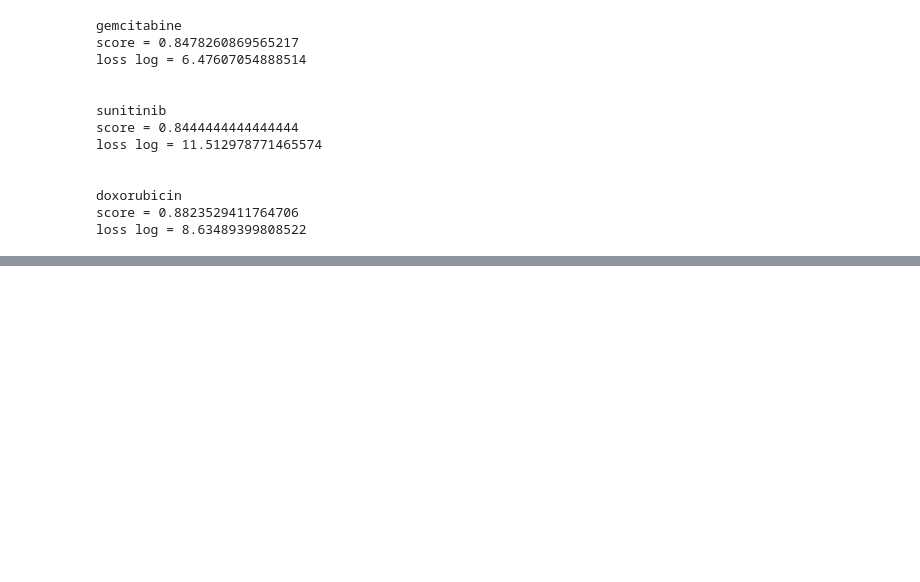
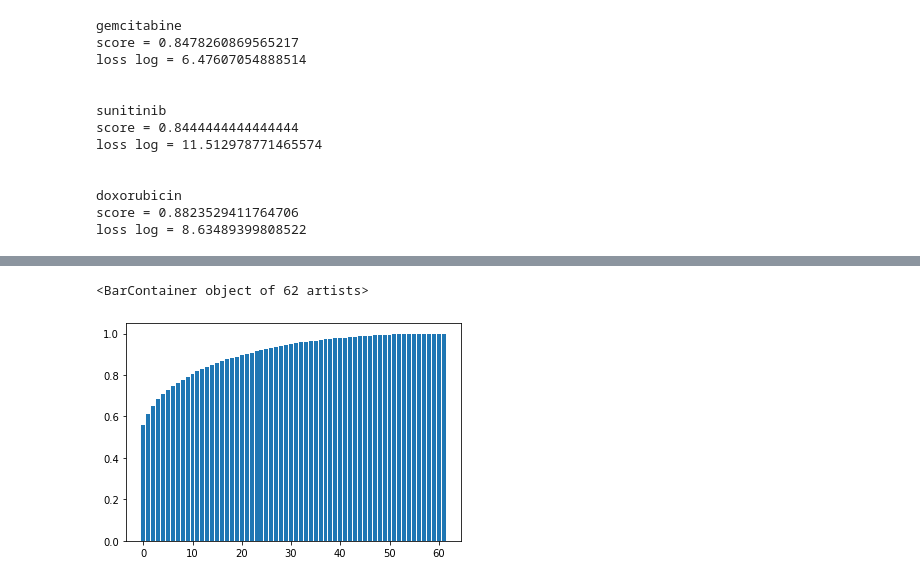
Before and after one commit to thedinak/Genetics-to-Therapuetics, a Jupyter notebook: data_predictions.ipynb, the cells around one changed output, grey strips where cells are left out. Saved outputs shown, nothing was run; the diff lists cells and outputs as text; code cells hidden in the pictures; blank space fills up the shorter version.

```diff
--- a/data_predictions.ipynb
+++ b/data_predictions.ipynb
@@ -908,0 +1135,5 @@ loss log = 8.63489399808522
+# %%
+plt.bar(range(62),np.cumsum(pca.explained_variance_ratio_.round(3)))
+# %% [output]
+<BarContainer object of 62 artists>
+[figure, added]
```
Also changed, not shown: parts of 38 cells of this notebook.
